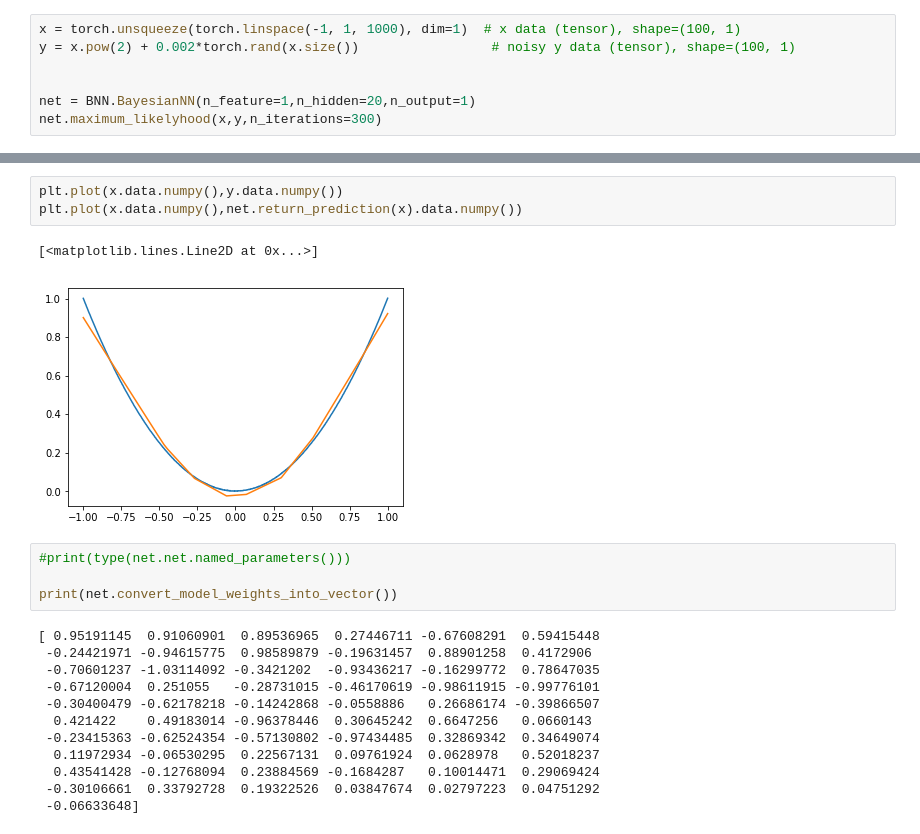
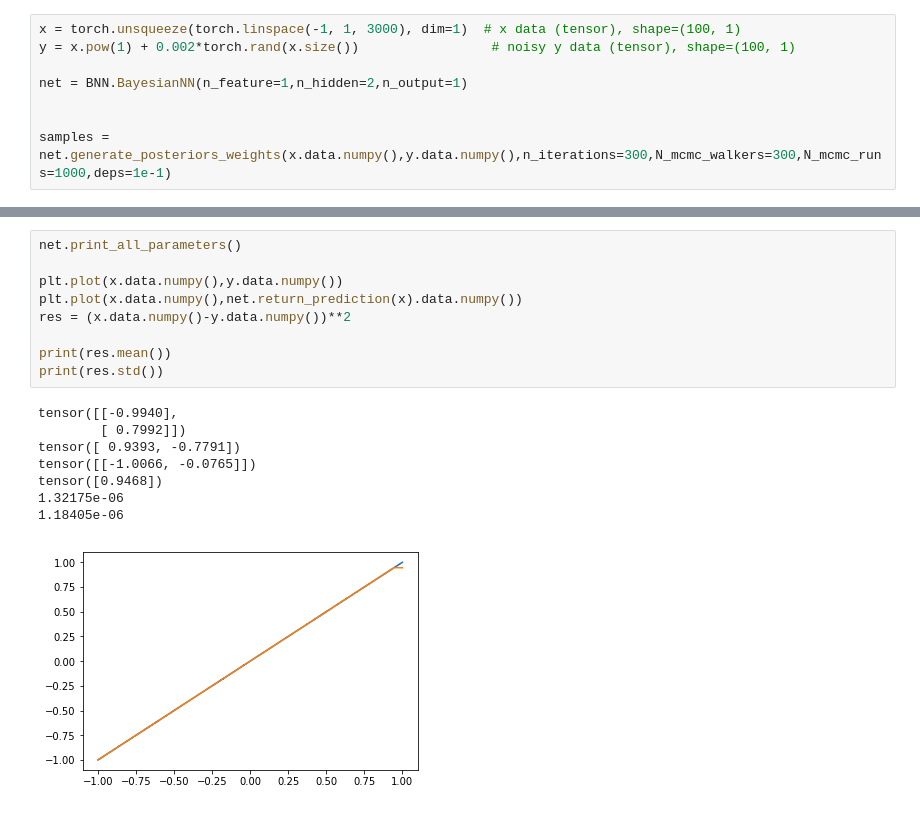
Before and after one commit to OscarJHernandez/bayesian_neural_networks, a Jupyter notebook: Bayesian_NN.ipynb, the cells around one changed output, grey strips where cells are left out. Cells and saved outputs as stored; diff of their text form.

```diff
--- a/Bayesian_NN.ipynb
+++ b/Bayesian_NN.ipynb
@@ -6,8 +7,9 @@ import matplotlib.pyplot as plt
 # %%
-x = torch.unsqueeze(torch.linspace(-1, 1, 1000), dim=1)  # x data (tensor), shape=(100, 1)
-y = x.pow(2) + 0.002*torch.rand(x.size())                 # noisy y data (tensor), shape=(100, 1)
+x = torch.unsqueeze(torch.linspace(-1, 1, 3000), dim=1)  # x data (tensor), shape=(100, 1)
+y = x.pow(1) + 0.002*torch.rand(x.size())                 # noisy y data (tensor), shape=(100, 1)
+
+net = BNN.BayesianNN(n_feature=1,n_hidden=2,n_output=1)
 
 
-net = BNN.BayesianNN(n_feature=1,n_hidden=20,n_output=1)
-net.maximum_likelyhood(x,y,n_iterations=300)
+samples = net.generate_posteriors_weights(x.data.numpy(),y.data.numpy(),n_iterations=300,N_mcmc_walkers=300,N_mcmc_runs=1000,deps=1e-1)
 # %% [output]
@@ -15,22 +43,18 @@ Number of Model Parameters:  61
 # %%
+net.print_all_parameters()
+
 plt.plot(x.data.numpy(),y.data.numpy())
 plt.plot(x.data.numpy(),net.return_prediction(x).data.numpy())
+res = (x.data.numpy()-y.data.numpy())**2
+
+print(res.mean())
+print(res.std())
 # %% [output]
-[<matplotlib.lines.Line2D at 0x...>]
+tensor([[-0.9940],
+        [ 0.7992]])
+tensor([ 0.9393, -0.7791])
+tensor([[-1.0066, -0.0765]])
+tensor([0.9468])
+1.32175e-06
+1.18405e-06
-[figure, old version]
+[figure, new version]
-# %%
-#print(type(net.net.named_parameters()))
-
-print(net.convert_model_weights_into_vector())
-# %% [output]
-[ 0.95191145  0.91060901  0.89536965  0.27446711 -0.67608291  0.59415448
- -0.24421971 -0.94615775  0.98589879 -0.19631457  0.88901258  0.4172906
- -0.70601237 -1.03114092 -0.3421202  -0.93436217 -0.16299772  0.78647035
- -0.67120004  0.251055   -0.28731015 -0.46170619 -0.98611915 -0.99776101
- -0.30400479 -0.62178218 -0.14242868 -0.0558886   0.26686174 -0.39866507
-  0.421422    0.49183014 -0.96378446  0.30645242  0.6647256   0.0660143
- -0.23415363 -0.62524354 -0.57130802 -0.97434485  0.32869342  0.34649074
-  0.11972934 -0.06530295  0.22567131  0.09761924  0.0628978   0.52018237
-  0.43541428 -0.12768094  0.23884569 -0.1684287   0.10014471  0.29069424
- -0.30106661  0.33792728  0.19322526  0.03847674  0.02797223  0.04751292
- -0.06633648]
```
Also changed, not shown: parts of 4 cells of this notebook, 1 other file.
